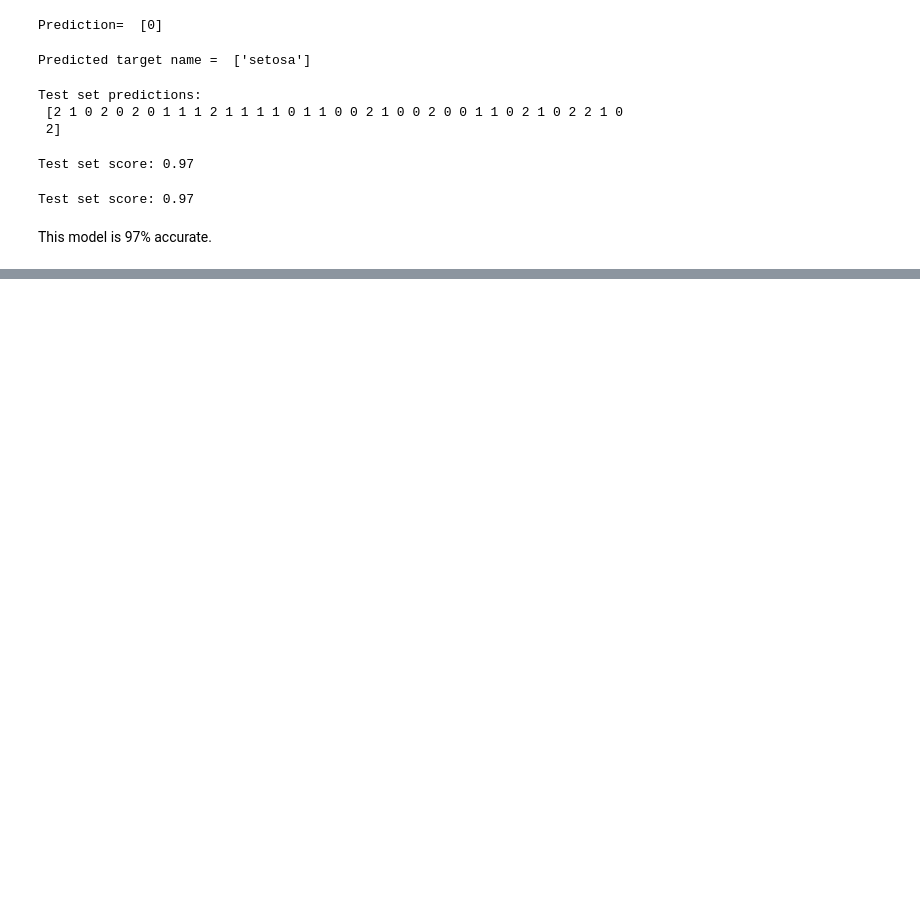
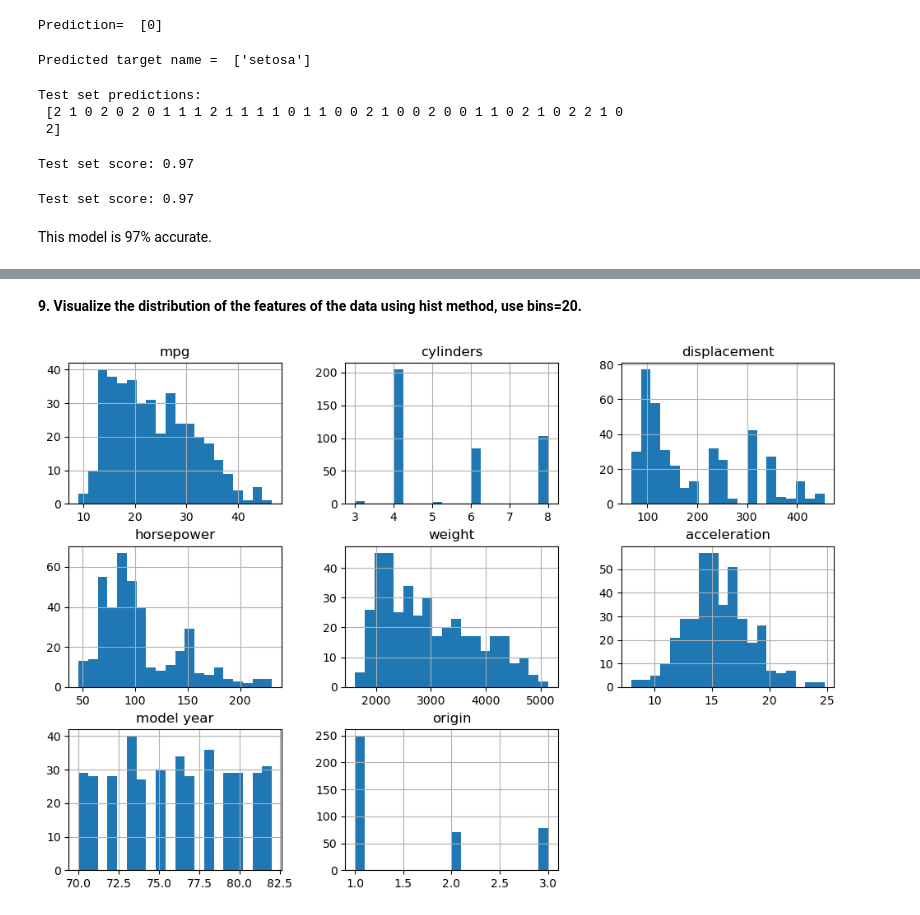
Before and after one commit to plwiscovitch/magnimindassignments, a Jupyter notebook: ML_mod1.ipynb, the cells around one changed output, grey strips where cells are left out. Cells and saved outputs as stored; diff of their text form; code cells hidden in the pictures; blank space fills up the shorter version.

Commit message:
Add files via upload
machine learning module 1 - assignment Madnimind Data Science Mentorship

```diff
--- a/ML_mod1.ipynb
+++ b/ML_mod1.ipynb
@@ -144,0 +162,3 @@ This model is 97% accurate.
+# %%
+os.chdir("C:\\Users\\plw40\\OneDrive\\Documents\\Magnimind\\datasets")
+auto = pd.read_csv("auto_mpg.csv")
@@ -144,0 +296,7 @@ This model is 97% accurate.
+# %% [markdown]
+**9. Visualize the distribution of the features of the data using hist method, use bins=20.**
+# %%
+auto.hist(figsize=(12,8),bins=20)
+plt.show()
+# %% [output]
+[figure, added]
```
Also changed, not shown: parts of 42 cells of this notebook.
